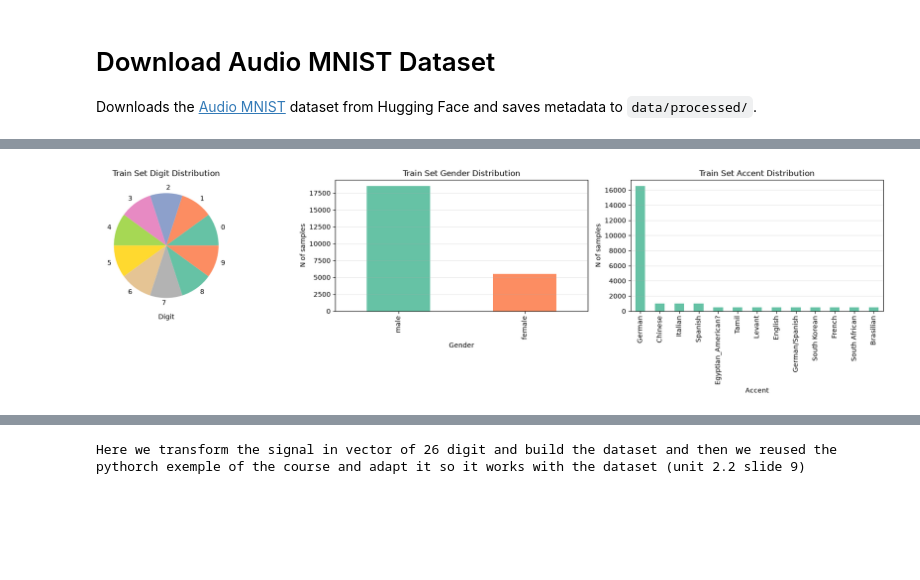
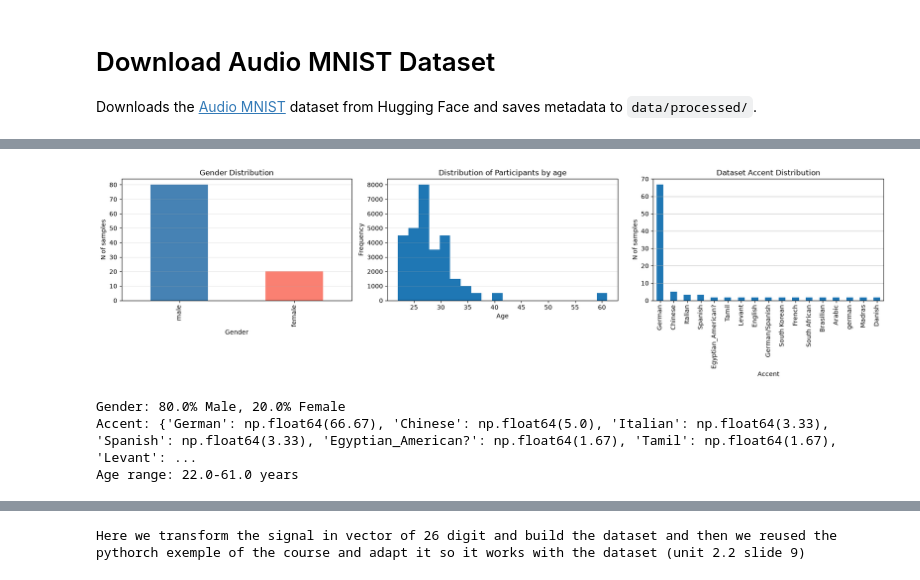
Before and after one commit to AmetsMarti/SDOML-project1, a Jupyter notebook: notebooks/00_download_dataset.ipynb, the cells around one changed output, grey strips where cells are left out. Drawn from its saved outputs; the diff is of its cells as text; code cells hidden in the pictures; blank space fills up the shorter version.

Commit message:
Updated dataset + model graphs

```diff
--- a/notebooks/00_download_dataset.ipynb
+++ b/notebooks/00_download_dataset.ipynb
@@ -56,31 +117,53 @@ Plot the class balance relation, metadata information of the speakers and train/
 # %%
-palette = sns.color_palette("Set2", n_colors=10)
-train_df = df[df["split"] == "train"]
-valid_df = df[df["split"] == "test"]
+# palette = sns.color_palette("Set2", n_colors=10)
+# train_df = df[df["split"] == "train"]
+# valid_df = df[df["split"] == "test"]
 
 fig, axs = plt.subplots(1, 3, figsize=(18, 5))
 
-# Train Digit distribution
-digit_counts = train_df["digit"].value_counts().sort_index()
-digit_counts.plot.pie(ax=axs[0], colors=palette[:len(digit_counts)])
-axs[0].set_title("Train Set Digit Distribution")
-axs[0].set_xlabel("Digit")
+#Gender distribution
+gender_count = df["gender"].value_counts(normalize=True)*100
+gender_count.plot.bar(ax=axs[0], color= ['steelblue', 'salmon'])
+axs[0].set_title("Gender Distribution")
+axs[0].set_xlabel("Gender")
+axs[0].set_ylabel("N of samples")
+axs[0].grid(axis="y", alpha=0.3)
 
-# Train Gender distribution
-train_df["gender"].value_counts().plot.bar(ax=axs[1], color=palette[:2])
-axs[1].set_title("Train Set Gender Distribution")
-axs[1].set_xlabel("Gender")
-axs[1].set_ylabel("N of samples")
+
+# Age Histogram
+age_count = df["age"].value_counts(normalize=True)*100
+df['age'].hist(ax=axs[1], bins=20)
+axs[1].set_xlabel('Age')
+axs[1].set_ylabel('Frequency')
+axs[1].set_title('Distribution of Participants by age')
 axs[1].grid(axis="y", alpha=0.3)
+axs[1].xaxis.grid(False)
 
-# Train Accent distribution
-train_df["accent"].value_counts().plot.bar(ax=axs[2], color=palette[:1])
-axs[2].set_title("Train Set Accent Distribution")
+
+#Digit distribution
+# digit_counts = df["digit"].value_counts().sort_index()
+# digit_counts.plot.pie(ax=axs[1], colors=palette[:len(digit_counts)])
+# axs[1].set_title("Dataset Digit Distribution")
+# axs[1].set_xlabel("Digit")
+
+
+#Accent distribution
+accent_count = df["accent"].value_counts(normalize=True)*100
+accent_count.plot.bar(ax=axs[2])
+axs[2].set_title("Dataset Accent Distribution")
 axs[2].set_xlabel("Accent")
 axs[2].set_ylabel("N of samples")
-axs[2].grid(axis="y", alpha=0.3)
+axs[2].grid(axis="y", alpha=0.7)
+
 
 plt.tight_layout()
 plt.show()
+
+print(f"\nGender: {gender_count["male"]}% Male, {gender_count["female"]}% Female")
+print(f"Accent: {dict(accent_count.round(2))}")
+print(f"Age range: {df['age'].min()}-{df['age'].max()} years")
 # %% [output]
-[figure, old version]
+[figure, new version]
+Gender: 80.0% Male, 20.0% Female
+Accent: {'German': np.float64(66.67), 'Chinese': np.float64(5.0), 'Italian': np.float64(3.33), 'Spanish': np.float64(3.33), 'Egyptian_American?': np.float64(1.67), 'Tamil': np.float64(1.67), 'Levant': ...
+Age range: 22.0-61.0 years
```
Also changed, not shown: parts of 18 cells of this notebook.
